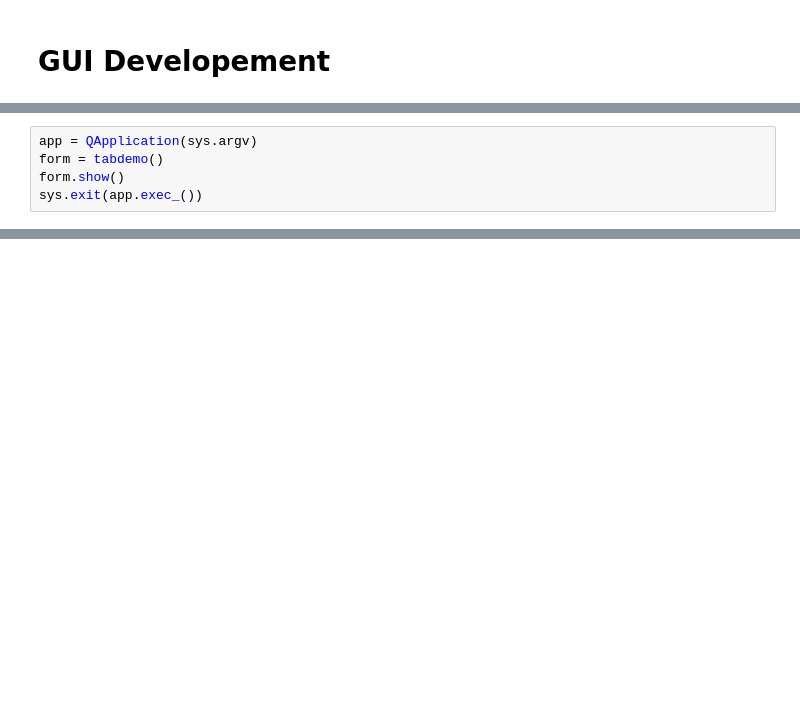
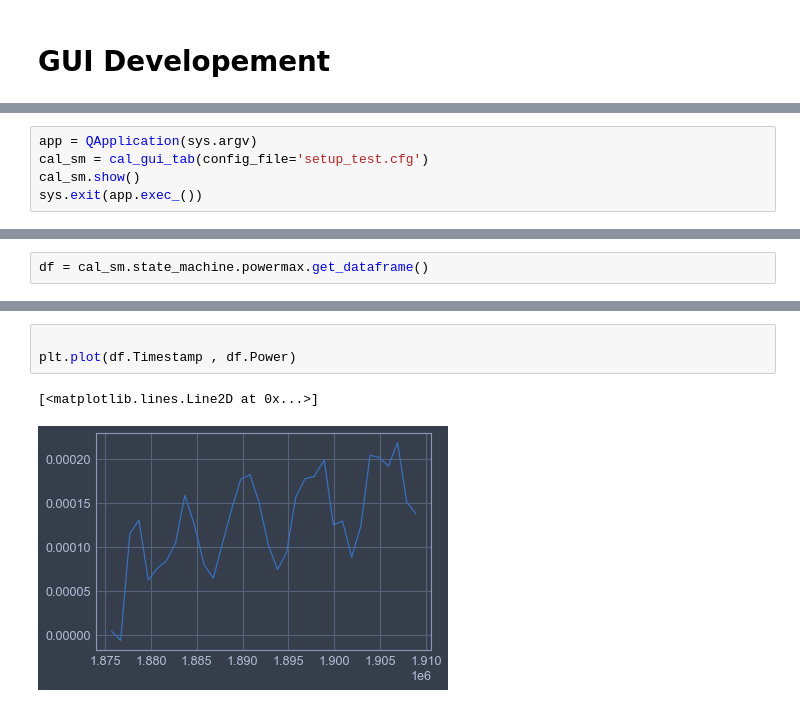
Before and after one commit to samcondon4/SPHEREx-lab-tools, a Jupyter notebook: SPHEREx-Calibration-Automation/notebooks/GUI Development.ipynb, the cells around one changed output, grey strips where cells are left out. Cells and saved outputs as stored; diff of their text form; blank space fills up the shorter version.

```diff
--- a/SPHEREx-Calibration-Automation/notebooks/GUI Development.ipynb
+++ b/SPHEREx-Calibration-Automation/notebooks/GUI Development.ipynb
@@ -583,7 +633,7 @@ NameError: name 'sys' is not defined
 # %%
 app = QApplication(sys.argv)
-form = tabdemo()
-form.show()
+cal_sm = cal_gui_tab(config_file='setup_test.cfg')
+cal_sm.show()
 sys.exit(app.exec_())
 # %% [output]
 Start by Initializing
@@ -945,0 +662,2 @@ form.state_machine.params['monochrometer']
+# %%
+df = cal_sm.state_machine.powermax.get_dataframe()
@@ -945,0 +678,6 @@ form.state_machine.params['monochrometer']
+# %%
+
+plt.plot(df.Timestamp , df.Power)
+# %% [output]
+[<matplotlib.lines.Line2D at 0x...>]
+[figure, added]
```
Also changed, not shown: parts of 16 cells of this notebook, 5 other files.
